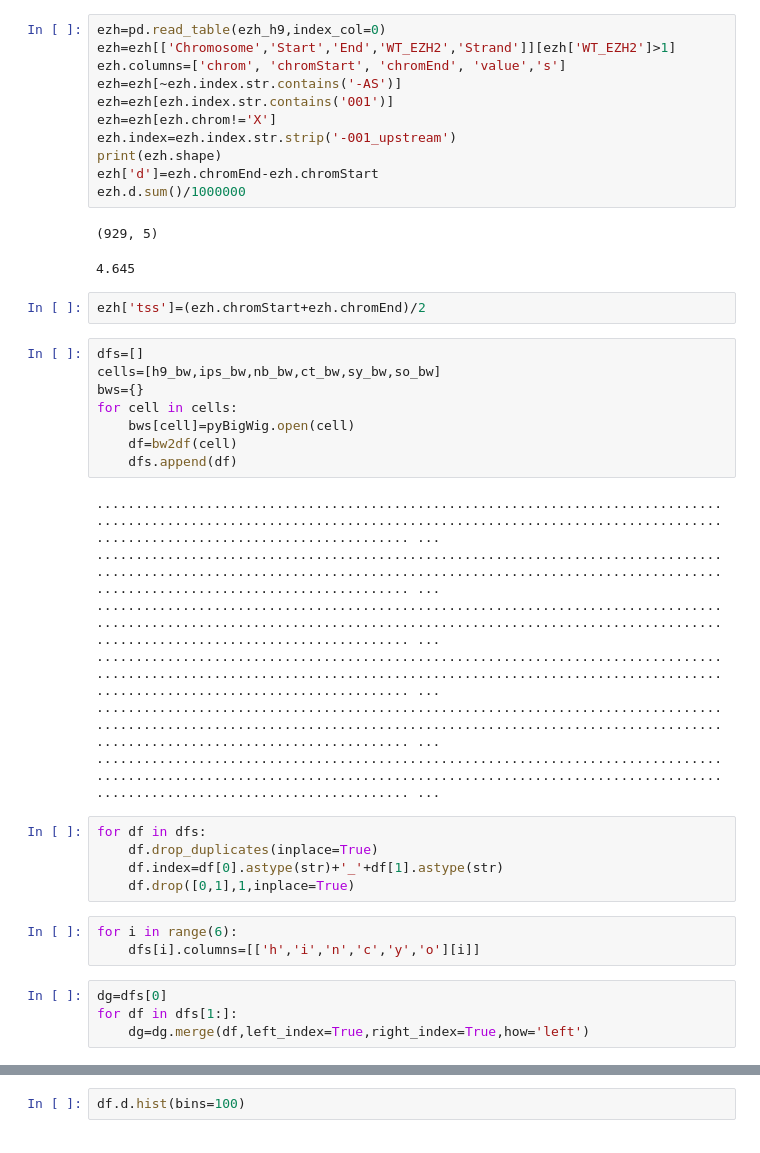
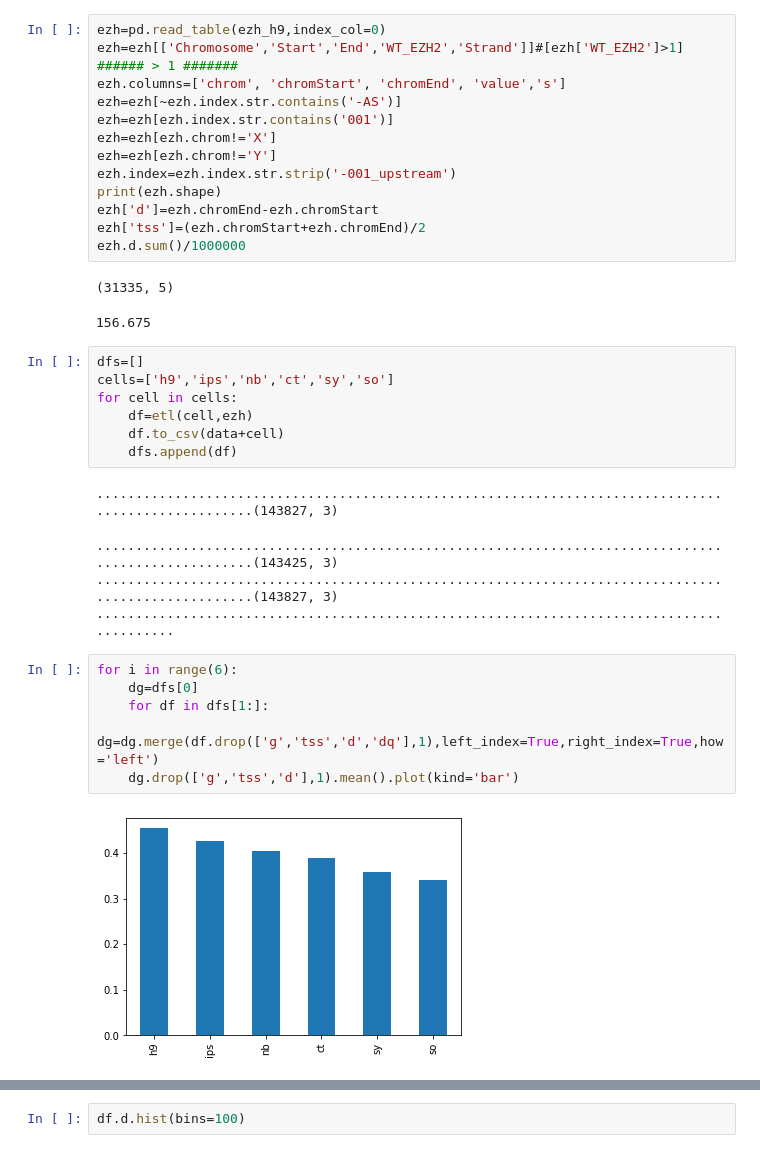
Before and after one commit to moqri/aging_2021, a Jupyter notebook: index/index.ipynb, the cells around one changed output, grey strips where cells are left out. Drawn from its saved outputs; the diff is of its cells as text.

```diff
--- a/index/index.ipynb
+++ b/index/index.ipynb
@@ -47,43 +75,36 @@ def bw2df(cell):
 # %%
 ezh=pd.read_table(ezh_h9,index_col=0)
-ezh=ezh[['Chromosome','Start','End','WT_EZH2','Strand']][ezh['WT_EZH2']>1]
+ezh=ezh[['Chromosome','Start','End','WT_EZH2','Strand']]#[ezh['WT_EZH2']>1] ###### > 1 #######
 ezh.columns=['chrom', 'chromStart', 'chromEnd', 'value','s']
 ezh=ezh[~ezh.index.str.contains('-AS')]
 ezh=ezh[ezh.index.str.contains('001')]
 ezh=ezh[ezh.chrom!='X']
+ezh=ezh[ezh.chrom!='Y']
 ezh.index=ezh.index.str.strip('-001_upstream')
 print(ezh.shape)
 ezh['d']=ezh.chromEnd-ezh.chromStart
+ezh['tss']=(ezh.chromStart+ezh.chromEnd)/2
 ezh.d.sum()/1000000
 # %% [output]
-(929, 5)
+(31335, 5)
-4.645
+156.675
-# %%
-ezh['tss']=(ezh.chromStart+ezh.chromEnd)/2
 # %%
 dfs=[]
-cells=[h9_bw,ips_bw,nb_bw,ct_bw,sy_bw,so_bw]
-bws={}
+cells=['h9','ips','nb','ct','sy','so']
 for cell in cells:
-    bws[cell]=pyBigWig.open(cell)
-    df=bw2df(cell)
+    df=etl(cell,ezh)
+    df.to_csv(data+cell)
     dfs.append(df)
 # %% [output]
-........................................................................................................................................................................................................ ...
-........................................................................................................................................................................................................ ...
-........................................................................................................................................................................................................ ...
-........................................................................................................................................................................................................ ...
-........................................................................................................................................................................................................ ...
-........................................................................................................................................................................................................ ...
+....................................................................................................(143827, 3)
+....................................................................................................(143425, 3)
+....................................................................................................(143827, 3)
+..........................................................................................
-# %%
-for df in dfs:
-    df.drop_duplicates(inplace=True)
-    df.index=df[0].astype(str)+'_'+df[1].astype(str)
-    df.drop([0,1],1,inplace=True)
-# %%
-for i in range(6):
-    dfs[i].columns=[['h','i','n','c','y','o'][i]]
 # %%
-dg=dfs[0]
-for df in dfs[1:]:
-    dg=dg.merge(df,left_index=True,right_index=True,how='left')
+for i in range(6):
+    dg=dfs[0]
+    for df in dfs[1:]:
+        dg=dg.merge(df.drop(['g','tss','d','dq'],1),left_index=True,right_index=True,how='left')
+    dg.drop(['g','tss','d'],1).mean().plot(kind='bar')
+# %% [output]
+[figure, added]
```
Also changed, not shown: parts of 17 cells of this notebook, 3 other files.
